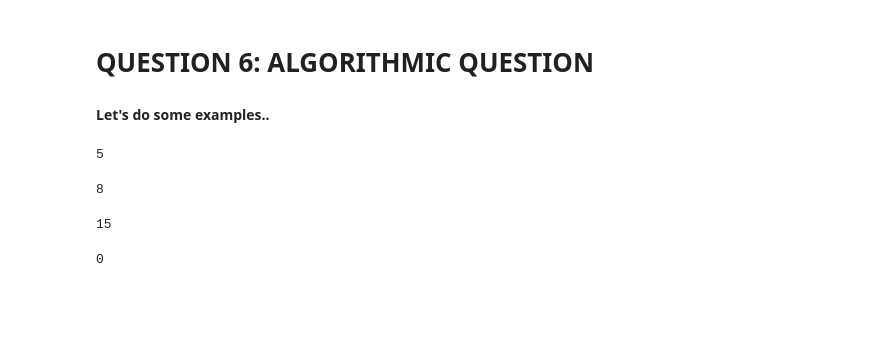
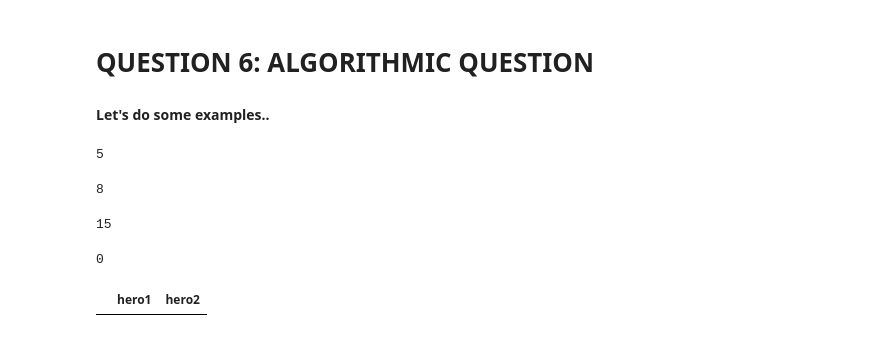
Before and after one commit to Gianlufrez/ADM_HW5, a Jupyter notebook: QUESTION1_GIANLUCA.ipynb, the cells around one changed output. Drawn from its saved outputs; the diff is of its cells as text; code cells hidden in the pictures; blank space fills up the shorter version.

```diff
--- a/QUESTION1_GIANLUCA.ipynb
+++ b/QUESTION1_GIANLUCA.ipynb
@@ -1162,3 +1192,7 @@ directions = 'DRULDR'
 password(directions)
 # %% [output]
 0
+# %%
+dfheros[dfheros.hero2 == 'IRON MAN/TONY STARK']
+# %% [output]
+|  | hero1 | hero2 |
```
Also changed, not shown: parts of 91 cells of this notebook.
